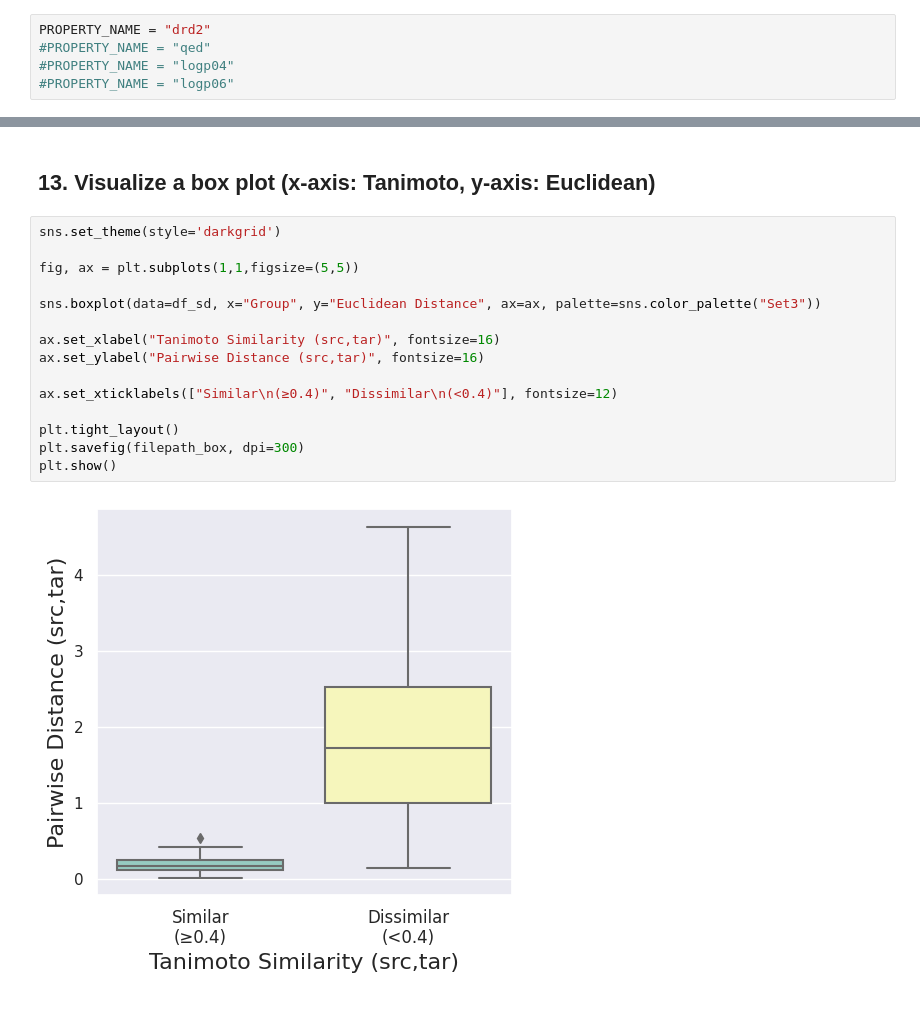
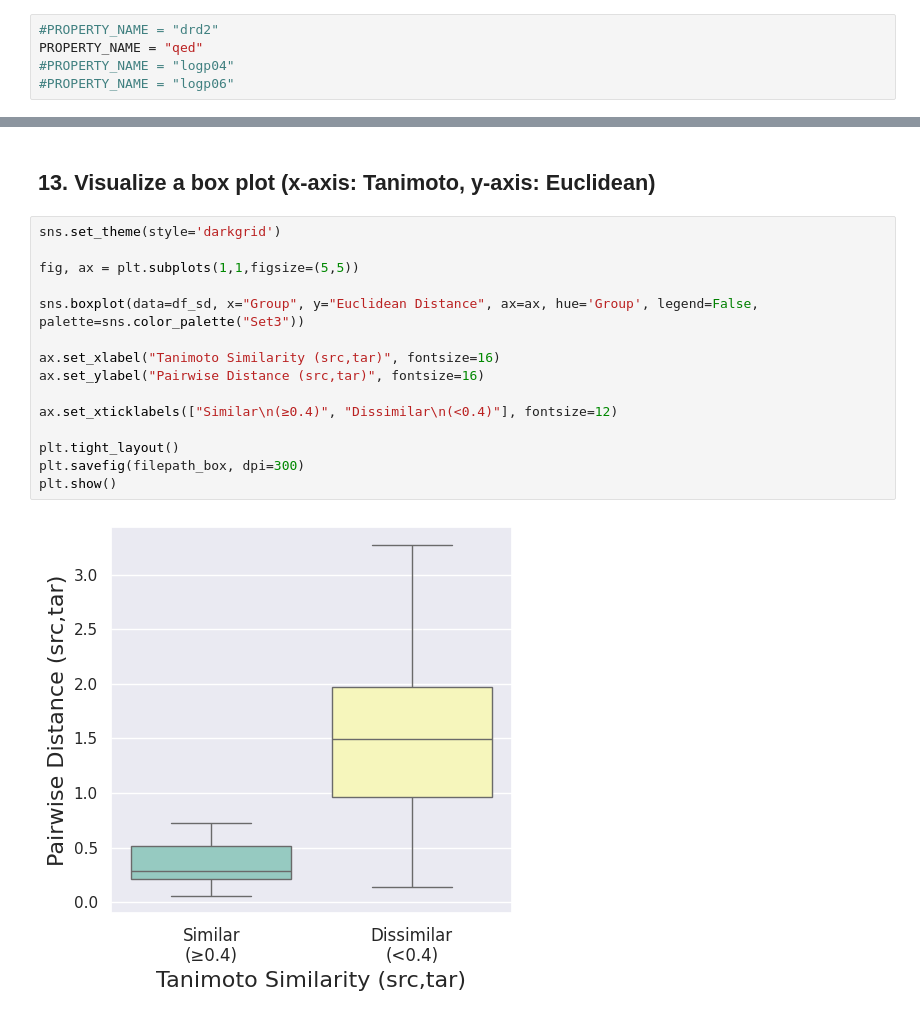
Before and after one commit to mathcom/COMA, a Jupyter notebook: scripts/3_latent_space_analysis.ipynb, the cells around one changed output, grey strips where cells are left out. Cells and saved outputs as stored; diff of their text form.

```diff
--- a/scripts/3_latent_space_analysis.ipynb
+++ b/scripts/3_latent_space_analysis.ipynb
@@ -27,8 +32,8 @@ cuda:0
 # %% [markdown]
 ## 3. Set a target property
 # %%
-PROPERTY_NAME = "drd2"
-#PROPERTY_NAME = "qed"
+#PROPERTY_NAME = "drd2"
+PROPERTY_NAME = "qed"
 #PROPERTY_NAME = "logp04"
 #PROPERTY_NAME = "logp06"
 # %% [markdown]
@@ -168,17 +173,17 @@ df_sd.loc[df_sd.index[df_sd["Tanimoto Similarity"] < 0.4], "Group"] = "Dissimila
 # %%
 sns.set_theme(style='darkgrid')
 
 fig, ax = plt.subplots(1,1,figsize=(5,5))
 
-sns.boxplot(data=df_sd, x="Group", y="Euclidean Distance", ax=ax, palette=sns.color_palette("Set3"))
+sns.boxplot(data=df_sd, x="Group", y="Euclidean Distance", ax=ax, hue='Group', legend=False, palette=sns.color_palette("Set3"))
 
 ax.set_xlabel("Tanimoto Similarity (src,tar)", fontsize=16)
 ax.set_ylabel("Pairwise Distance (src,tar)", fontsize=16)
 
 ax.set_xticklabels(["Similar\n(≥0.4)", "Dissimilar\n(<0.4)"], fontsize=12)
 
 plt.tight_layout()
 plt.savefig(filepath_box, dpi=300)
 plt.show()
 # %% [output]
-[figure, old version]
+[figure, new version]
```
Also changed, not shown: parts of 2 cells of this notebook, 6 other files.
